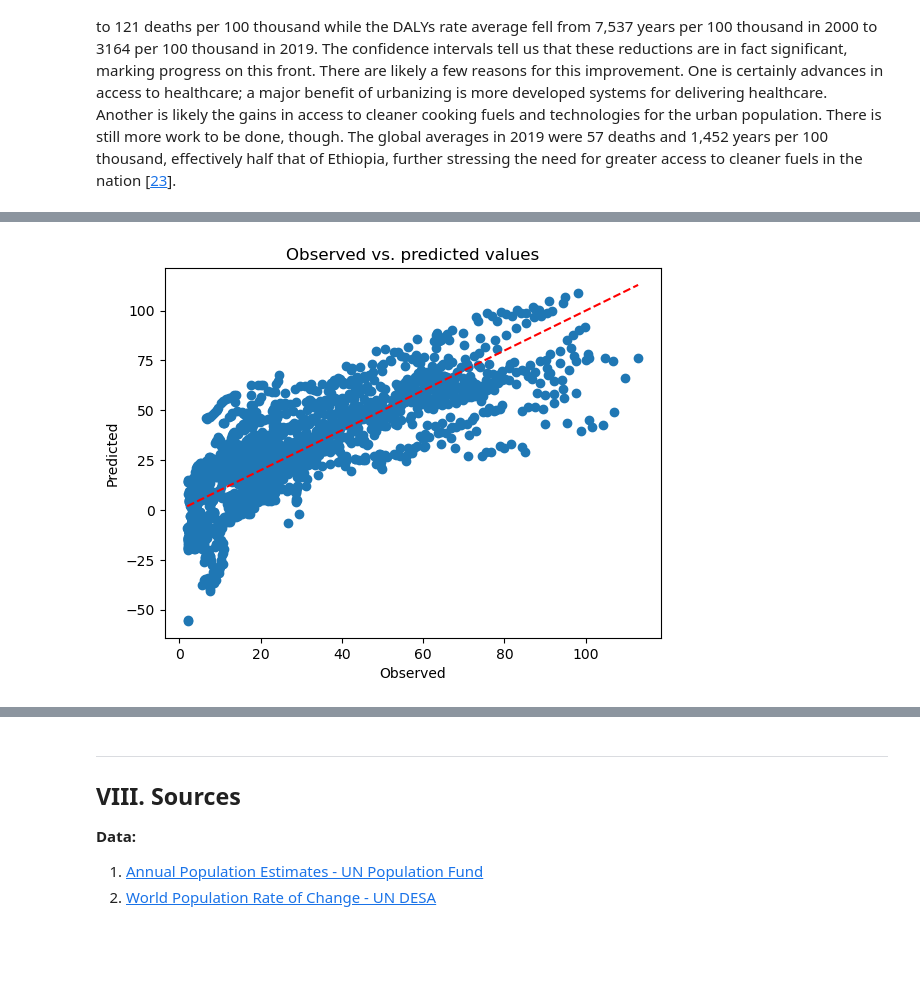
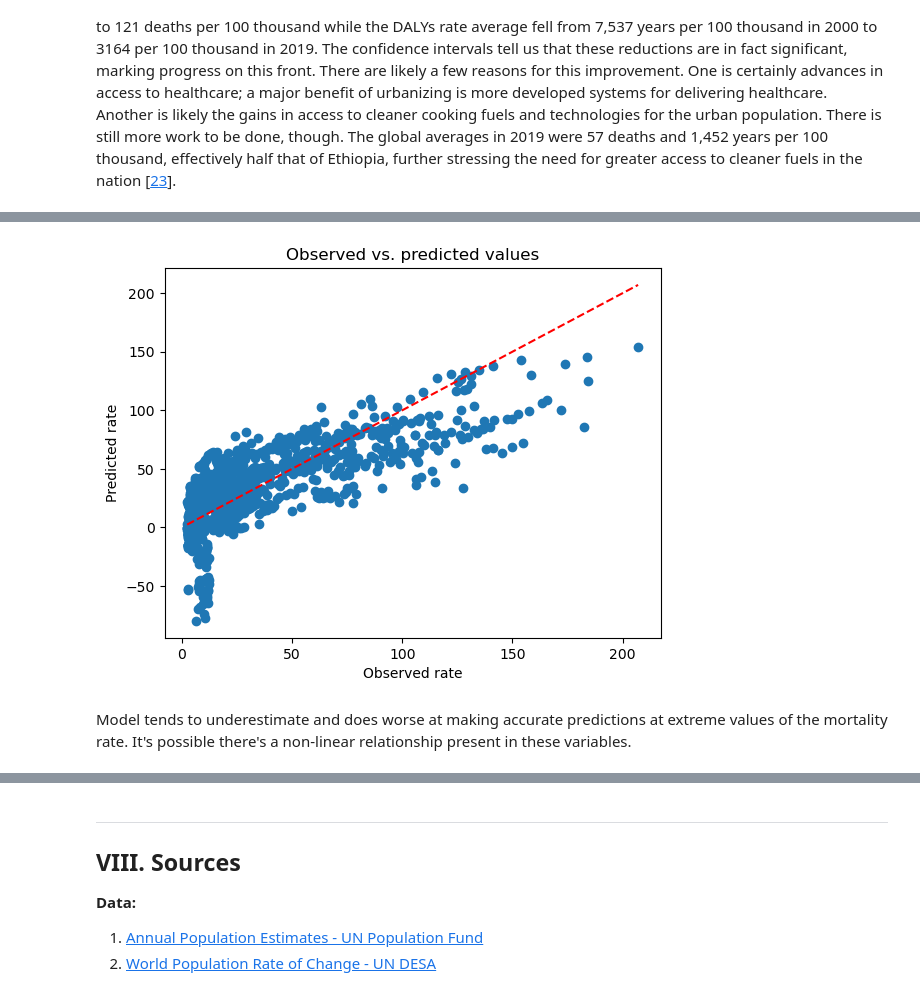
Before and after one commit to Yishak-Ali/Air-Pollution-in-Ethiopia-Report, a Jupyter notebook: Analyzing Air Pollution and Associated Burden of Disease in Ethiopia.ipynb, the cells around one changed output, grey strips where cells are left out. Drawn from its saved outputs; the diff is of its cells as text; code cells hidden in the pictures; blank space fills up the shorter version.

```diff
--- a/Analyzing Air Pollution and Associated Burden of Disease in Ethiopia.ipynb
+++ b/Analyzing Air Pollution and Associated Burden of Disease in Ethiopia.ipynb
@@ -295,7 +302,8 @@ dfs = {'by_country_pm': by_country_pm, 'by_country_tpop': by_country_tpop,
        'by_country_gdpcap': by_country_gdpcap, 'by_country_ghgcap': by_country_ghgcap,
        'by_country_health_exp': by_country_health_exp, 'by_country_drs': by_country_drs,
        'by_country_edu': by_country_edu, 'by_country_life_exp': by_country_life_exp,
-       'by_country_inf_mort': by_country_inf_mort, 'by_country_elderly': by_country_elderly}
+       'by_country_inf_mort': by_country_inf_mort, 'by_country_elderly': by_country_elderly,
+       'by_country_under5_mort': by_country_under5_mort}
 
 for key, df in dfs.items():
     df_cleaned = df.iloc[:31, 2:].copy()
@@ -321,6 +329,7 @@ by_country_edu = dfs['by_country_edu']
 by_country_life_exp = dfs['by_country_life_exp']
 by_country_inf_mort = dfs['by_country_inf_mort']
 by_country_elderly = dfs['by_country_elderly']
+by_country_under5_mort = dfs['by_country_under5_mort']
 # %%
 # Cleaning density by country data
 by_country_pden.drop(['Country Name', 'Indicator Name', 'Indicator Code'], axis=1, inplace=True)
@@ -335,18 +344,20 @@ by_country_pol_deaths = by_country_pol_deaths[['SpatialDimValueCode', 'Period',
 by_country_pol_deaths.columns = ['code', 'year', 'by_country_mrate']
 # %%
 # Merging dfs into table for regression
-ctry_indicators = by_country_life_exp
+ctry_indicators = by_country_under5_mort
 for df in [by_country_inf_mort, by_country_urban_pct, by_country_pm, by_country_gdpcap,
            by_country_pden, by_country_edu, by_country_elderly, by_country_health_exp, by_country_drs,
-           by_country_rf, by_country_ghgcap]:
+           by_country_rf, by_country_ghgcap, by_country_life_exp]:
     ctry_indicators = ctry_indicators.merge(df, how='left', on=['code', 'year'])
 
 ctry_indicators = ctry_indicators[['year', 'code', 'by_country_pden', 'by_country_urban_pct','by_country_gdpcap',
                                    'by_country_pm', 'by_country_health_exp','by_country_edu', 'by_country_life_exp',
                                    'by_country_inf_mort', 'by_country_elderly', 'by_country_drs', 'by_country_rf',
-                                   'by_country_ghgcap']]
+                                   'by_country_ghgcap', 'by_country_under5_mort']]
 ctry_indicators.columns = ['year', 'code', 'pop_density', 'urban_pct', 'gdp_per_cap', 'pm_conc', 'health_exp_pctgdp',
-                           'prim_school_enroll', 'life_exp', 'infant_mort', 'pct_over_65', 'drs_per_1k', 'rf_access', 'ghg_per_cap']
+                           'prim_school_enroll', 'life_exp', 'infant_mort', 'pct_over_65', 'drs_per_1k', 'rf_access', 'ghg_per_cap',
+                           'under5_mort']
+ctry_indicators['log_gdpcap'] = np.log(ctry_indicators['gdp_per_cap']) # transforming to avoid skew later
 # %% [markdown]
 ___
 ## IV. Cleaning Outputs
@@ -1540,15 +1566,14 @@ ctry_indicators.describe()
 # %%
-ctry_indicators['log_gdpcap'] = np.log(ctry_indicators['gdp_per_cap']) # transforming to avoid skew
 reg_data = ctry_indicators.set_index(['code', 'year'])
 
 # Fixed effects model with entity & time effects
 model = PanelOLS.from_formula(
-    ''' infant_mort ~ 1 + urban_pct*pm_conc + log_gdpcap + prim_school_enroll
-    + pop_density + health_exp_pctgdp + EntityEffects + TimeEffects
+    ''' under5_mort ~ 1 + urban_pct*pm_conc + log_gdpcap + prim_school_enroll
+    + pop_density + health_exp_pctgdp  + drs_per_1k  + EntityEffects + TimeEffects
     ''',
     data=reg_data
 )
-results = model.fit(cov_type='robust') # residual vs fitted suggests heteroskedasticity (see below); using robust se
+results = model.fit(cov_type='clustered', cluster_entity=True) # cluster robust SE at the entity lvl
 results.summary
 # %% [output]
 Inputs contain missing values. Dropping rows with missing observations.
@@ -1588,16 +1632,18 @@ Included effects: Entity, Time
 # %%
-# Infant mortality rate observed vs predicted plot
+# Observed under-5 mortality rate vs predicted plot
 y_pred = results.fitted_values
-y_obs = reg_data['infant_mort'].loc[y_pred.index]
+y_obs = reg_data['under5_mort'].loc[y_pred.index]
 plt.scatter(x=y_obs, y=y_pred)
 plt.plot([y_obs.min(), y_obs.max()], [y_obs.min(), y_obs.max()], color='red', linestyle='--')  # 45-degree line
-plt.xlabel("Observed")
-plt.ylabel("Predicted")
+plt.xlabel("Observed rate")
+plt.ylabel("Predicted rate")
 plt.title("Observed vs. predicted values")
-
+# plt.savefig('obs_pred_plot.png')
 plt.show()
 # %% [output]
-[figure, old version]
+[figure, new version]
+# %% [markdown]
+Model tends to underestimate and does worse at making accurate predictions at extreme values of the mortality rate. It's possible there's a non-linear relationship present in these variables.
 # %%
 # Fitted vs residuals plot
 residuals = results.resids
```
Also changed, not shown: parts of 16 cells of this notebook, 1 other file.
